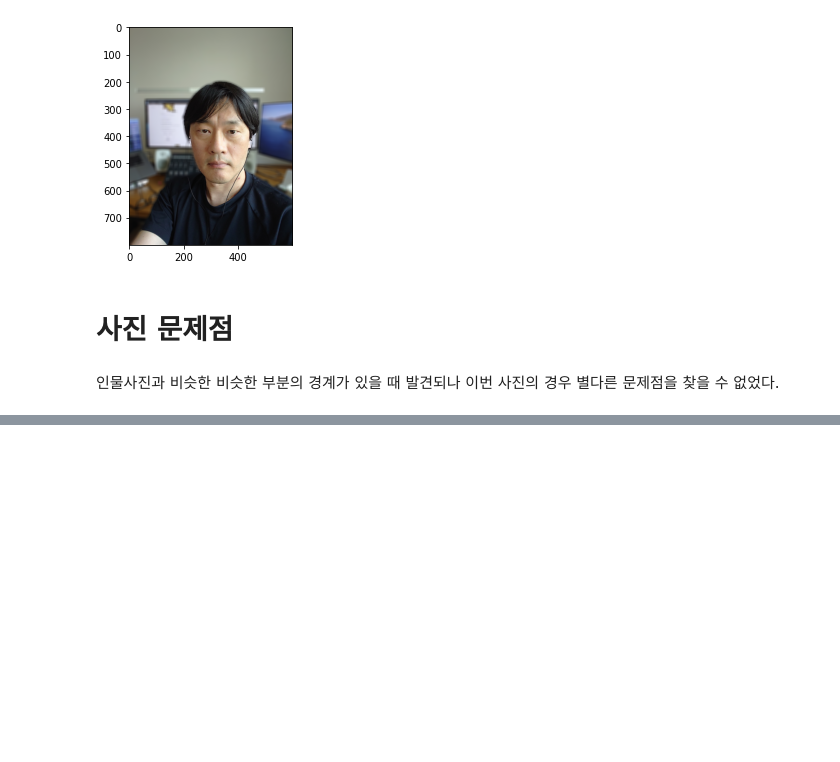
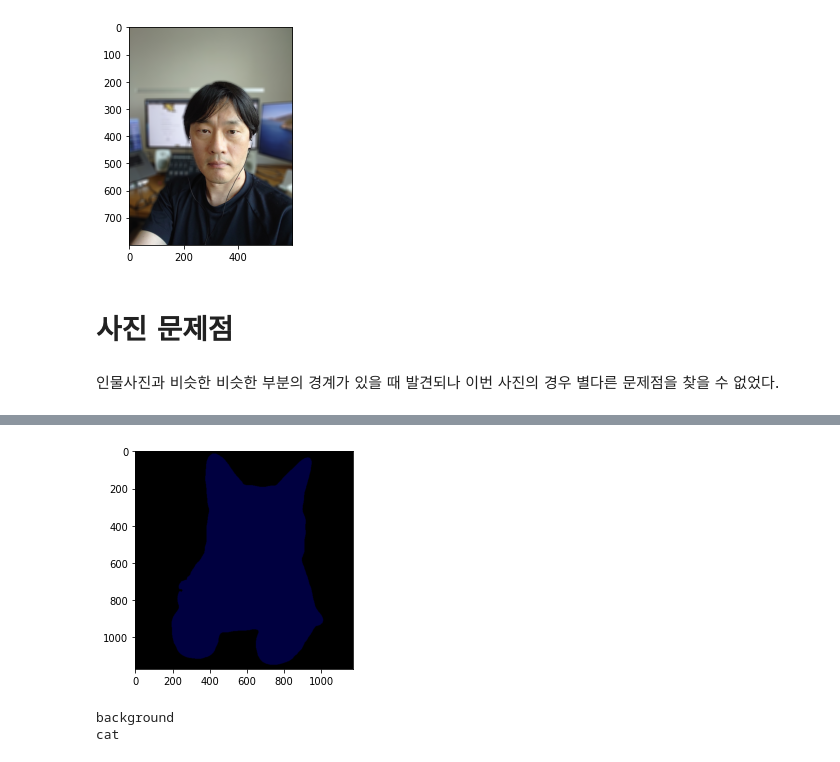
Before and after one commit to digilogtemp/work, a Jupyter notebook: 10-character/Character-10.ipynb, the cells around one changed output, grey strips where cells are left out. Drawn from its saved outputs; the diff is of its cells as text; code cells hidden in the pictures; blank space fills up the shorter version.

```diff
--- a/10-character/Character-10.ipynb
+++ b/10-character/Character-10.ipynb
@@ -221,0 +250,5 @@ plt.show()
+# %%
+model = semantic_segmentation() #PixelLib 라이브러리 에서 가져온 클래스를 가져와서 semantic segmentation을 수행하는 클래스 인스턴스를 만듬
+model.load_pascalvoc_model(model_file) # pascal voc에 대해 훈련된 예외 모델(model_file)을 로드하는 함수를 호출
+# %%
+segvalues, output = model.segmentAsPascalvoc(img_path) # segmentAsPascalvoc()함 수 를 호출 하여 입력된 이미지를 분할, 분할 출력의 배열을 가져옴, 분할 은 pacalvoc 데이터로 학습된 모델을 이용
@@ -221,0 +265,14 @@ plt.show()
+# %%
+#segmentAsPascalvoc() 함수 를 호출하여 입력된 이미지를 분할한 뒤 나온 결과값 중 output을 matplotlib을 이용해 출력
+plt.imshow(output)
+plt.show()
+# %% [output]
+[figure, added]
+# %%
+segvalues # segmentAsPascalvoc() 함수를 호출하여 입력된 이미지를 분할한 뒤 나온 결과값 중 배열값을 출력
+#segvalues에 있는 class_ids를 담겨있는 값을 통해 pacalvoc에 담겨있는 라벨을 출력
+for class_id in segvalues['class_ids']:
+    print(LABEL_NAMES[class_id])
+# %% [output]
+background
+cat
```
Also changed, not shown: parts of 11 cells of this notebook.
